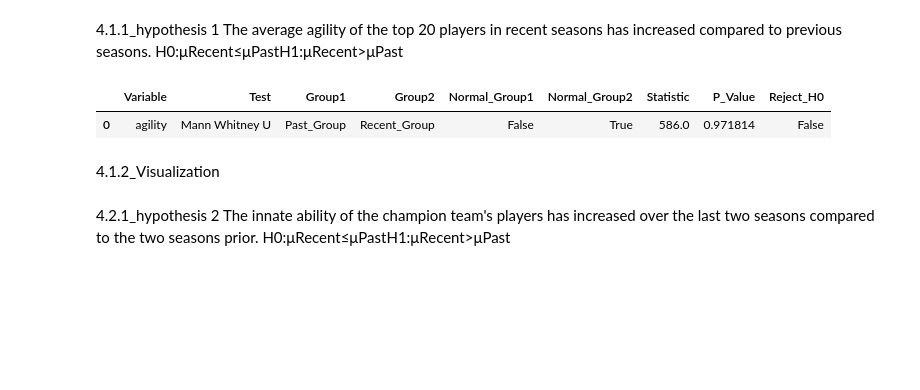
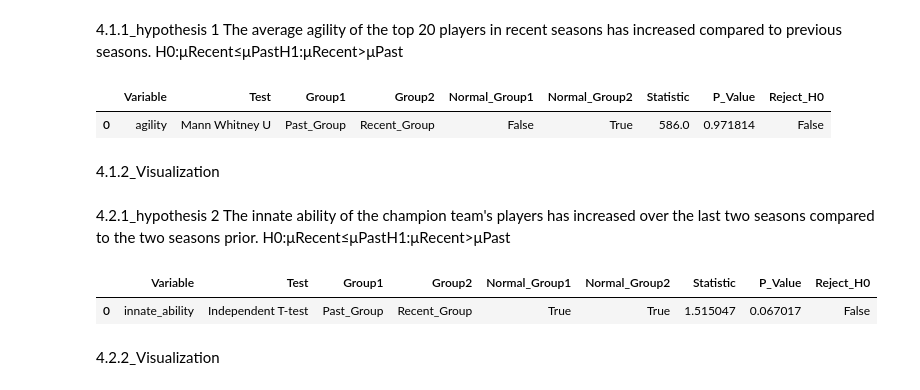
Before and after one commit to SadeghMahmoudAbadi/Basketball-Data-Analysis, a Jupyter notebook: analysis.ipynb, the cells around one changed output. Saved outputs shown, nothing was run; the diff lists cells and outputs as text; code cells hidden in the pictures; blank space fills up the shorter version.

Commit message:
Q4 hypothesis 2

```diff
--- a/analysis.ipynb
+++ b/analysis.ipynb
@@ -636,0 +637,14 @@
+# %%
+h2_result = hypothesis_test(
+    df=h2_df,
+    value_col="innate_ability",
+    group_col="period",
+    group1="Past_Group",
+    group2="Recent_Group"
+)
+h2_result
+# %% [output]
+|  | Variable | Test | Group1 | Group2 | Normal_Group1 | Normal_Group2 | Statistic | P_Value | Reject_H0 |
+| 0 | innate_ability | Independent T-test | Past_Group | Recent_Group | True | True | 1.515047 | 0.067017 | False |
+# %% [markdown]
+4.2.2_Visualization
```
Also changed, not shown: parts of 6 cells of this notebook, 1 other file.
